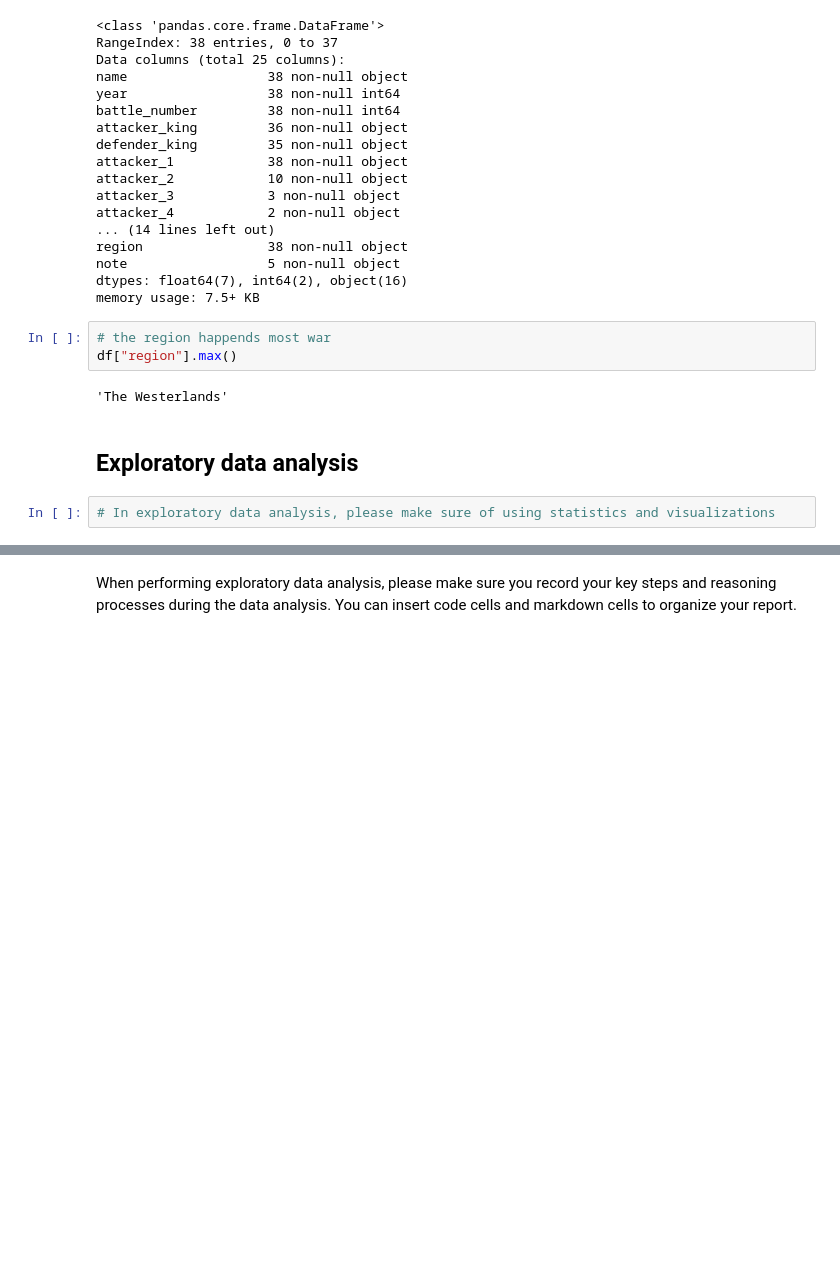
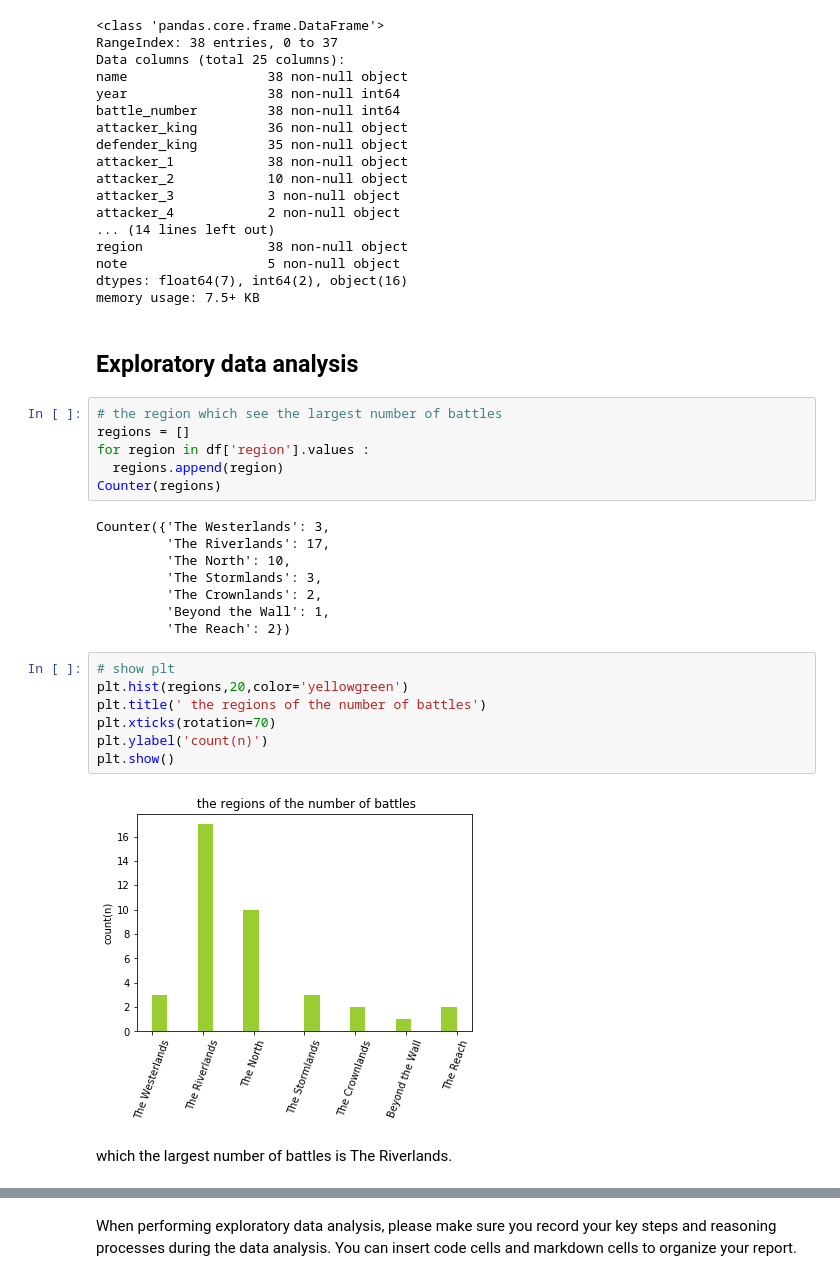
Before and after one commit to ifshyse/Game-of-Thrones, a Jupyter notebook: en-us Game_of_thrones_battle_analysis.ipynb, the cells around one changed output, grey strips where cells are left out. Cells and saved outputs as stored; diff of their text form; blank space fills up the shorter version.

```diff
--- a/en-us Game_of_thrones_battle_analysis.ipynb
+++ b/en-us Game_of_thrones_battle_analysis.ipynb
@@ -195,12 +218,30 @@ region                38 non-null object
 note                  5 non-null object
 dtypes: float64(7), int64(2), object(16)
 memory usage: 7.5+ KB
-# %%
-# the region happends most war
-df["region"].max()
-# %% [output]
-'The Westerlands'
 # %% [markdown]
 ## Exploratory data analysis
-# %%
-# In exploratory data analysis, please make sure of using statistics and visualizations
+# %%
+# the region which see the largest number of battles
+regions = []
+for region in df['region'].values :
+  regions.append(region)
+Counter(regions)
+# %% [output]
+Counter({'The Westerlands': 3,
+         'The Riverlands': 17,
+         'The North': 10,
+         'The Stormlands': 3,
+         'The Crownlands': 2,
+         'Beyond the Wall': 1,
+         'The Reach': 2})
+# %%
+# show plt
+plt.hist(regions,20,color='yellowgreen')
+plt.title(' the regions of the number of battles')
+plt.xticks(rotation=70)
+plt.ylabel('count(n)')
+plt.show()
+# %% [output]
+[figure, added]
+# %% [markdown]
+which the largest number of battles is The Riverlands.
```
Also changed, not shown: parts of 5 cells of this notebook.
